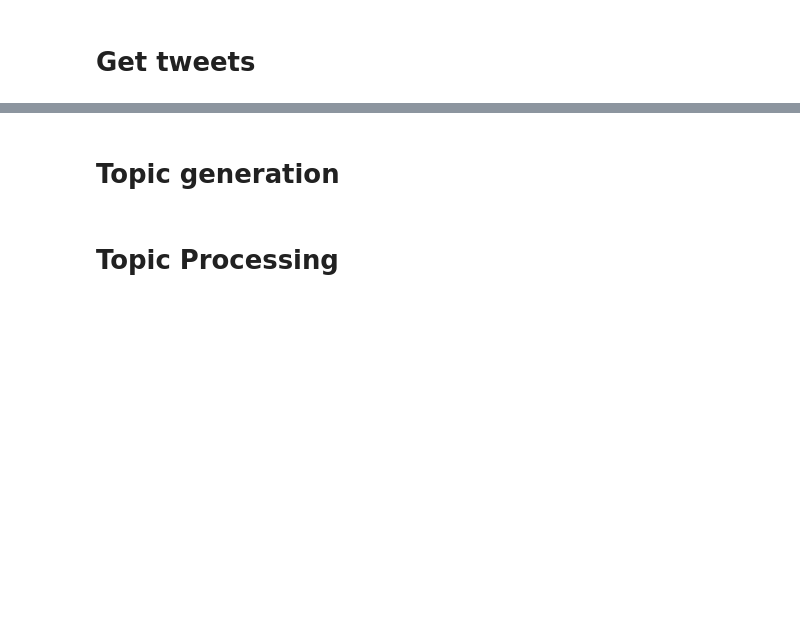
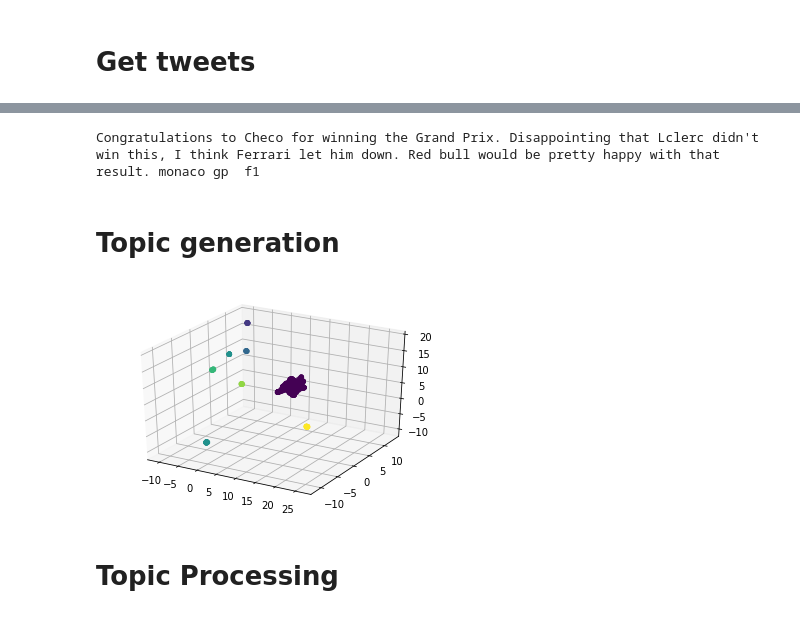
Before and after one commit to shaikadish/twitterTopicModeling, a Jupyter notebook: twitterTopicModeling.ipynb, the cells around one changed output, grey strips where cells are left out. Cells and saved outputs as stored; diff of their text form; code cells hidden in the pictures; blank space fills up the shorter version.

```diff
--- a/twitterTopicModeling.ipynb
+++ b/twitterTopicModeling.ipynb
@@ -112,6 +113,11 @@ def get_text(tags,period,tweet_count):
       new_text=' '.join([word for word in new_text.split(' ') if  not(word in stops)])
       text.append(new_text)
     return text
+# %%
+text=get_text(['f1'],6,1000)
+print(text[109])
+# %% [output]
+Congratulations to Checo for winning the Grand Prix. Disappointing that Lclerc didn't win this, I think Ferrari let him down. Red bull would be pretty happy with that result. monaco gp  f1
 # %% [markdown]
 # Topic generation
 # %%
@@ -130,7 +137,8 @@ def get_tweet_embedding(text):
     :param text: The list of tweet texts
     :return: The set of embedding vectors
     """
-    model=SentenceTransformer('sentence-transformers/all-mpnet-base-v2')
+    device = torch.device('cuda' if torch.cuda.is_available() else 'cpu')
+    model=SentenceTransformer('sentence-transformers/all-mpnet-base-v2').to(device)
     embedding=[]
     for tweet in text:
         embedding.append(model.encode(tweet))
@@ -169,2 +174,6 @@ tweets_with_topics=get_tweet_label_df(text,5)
+# %%
+tweets_with_topics=get_tweet_label_df(text,10)
+# %% [output]
+[figure, added]
 # %% [markdown]
 # Topic Processing
```
Also changed, not shown: parts of 19 cells of this notebook.
